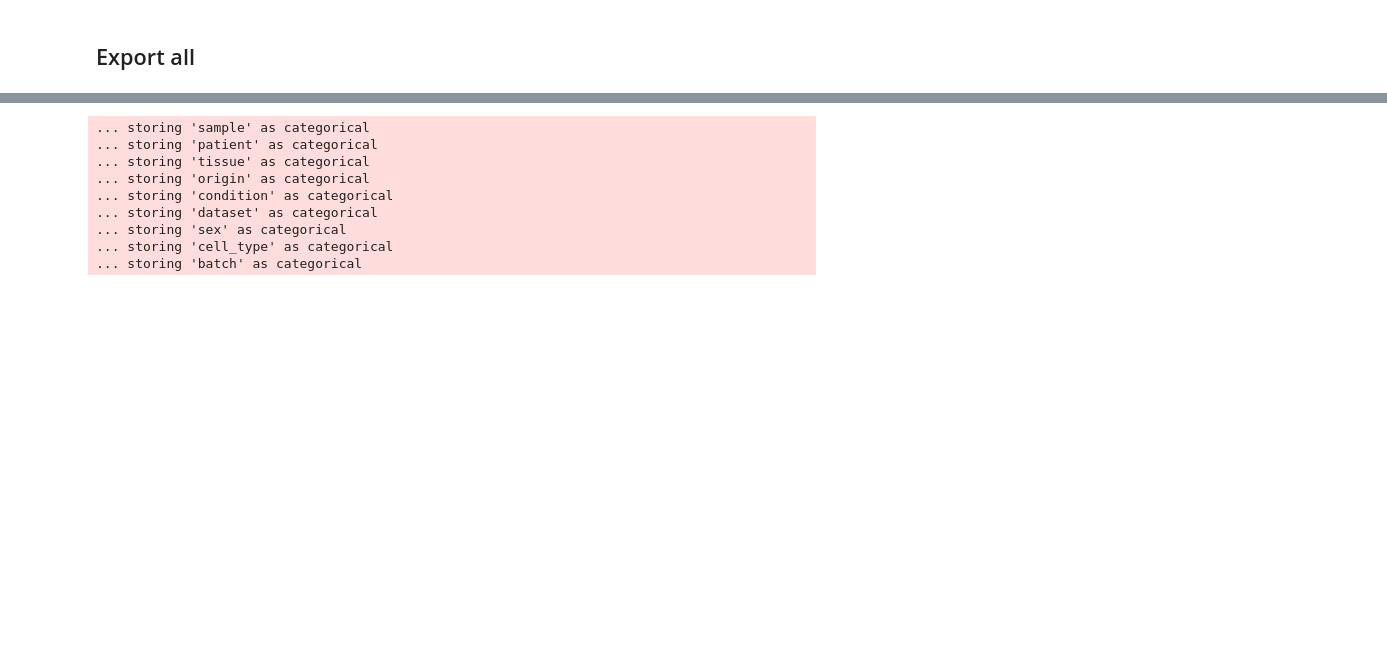
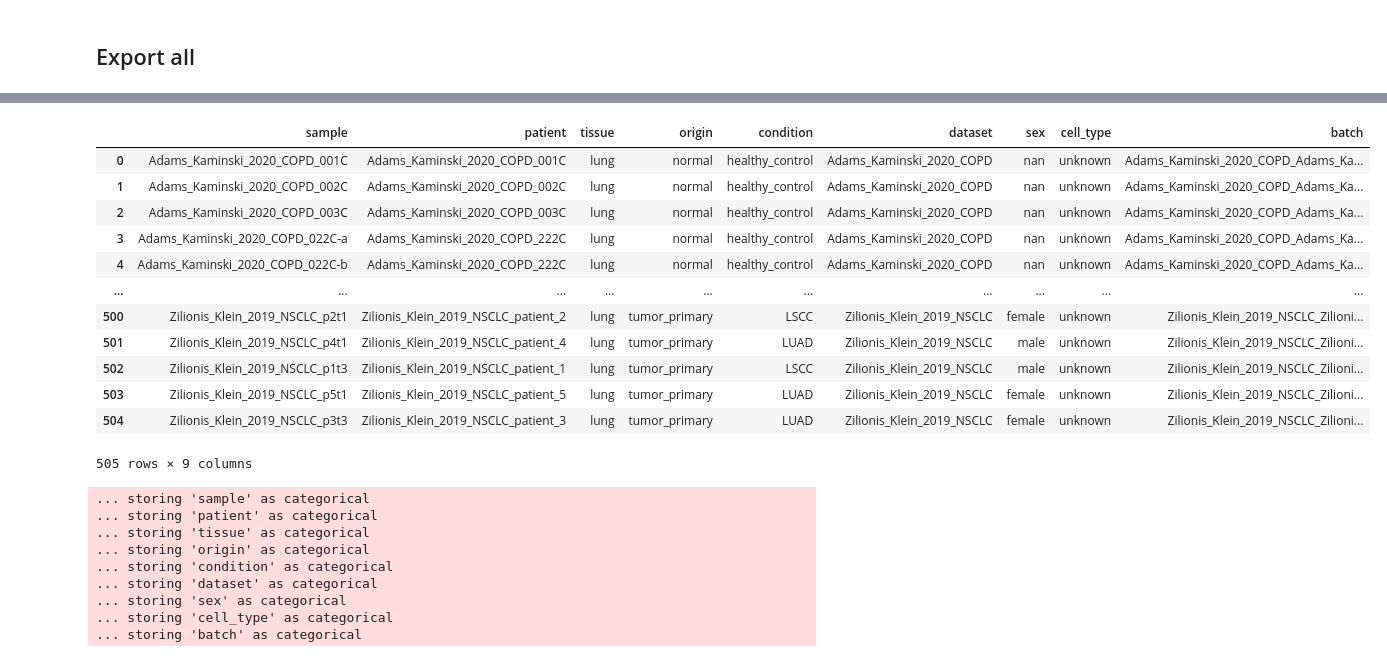
Before and after one commit to icbi-lab/luca, a Jupyter notebook: analyses/50_integrate_scrnaseq_data/51_merge_all.ipynb, the cells around one changed output, grey strips where cells are left out. Drawn from its saved outputs; the diff is of its cells as text; code cells hidden in the pictures; blank space fills up the shorter version.

Commit message:
Update merge_all notebook

```diff
--- a/analyses/50_integrate_scrnaseq_data/51_merge_all.ipynb
+++ b/analyses/50_integrate_scrnaseq_data/51_merge_all.ipynb
@@ -181,0 +141,8 @@ datasets["Mayr_Schiller_2020_pulmonary-fibrosis"] = datasets[
+# %%
+datasets["Zilionis_Klein_2019_NSCLC"] = datasets["Zilionis_Klein_2019_NSCLC"][
+    datasets["Zilionis_Klein_2019_NSCLC"].obs["tissue"] == "lung", :
+]
+datasets["Zilionis_Klein_2019_NSCLC"].obs["sex"] = [
+    {"M": "male", "F": "female", "Unknown": "nan"}[s]
+    for s in datasets["Zilionis_Klein_2019_NSCLC"].obs["sex"]
+]
@@ -182,7 +155,10 @@ datasets["Mayr_Schiller_2020_pulmonary-fibrosis"] = datasets[
 # %%
 for dataset_id, adata in datasets.items():
     adata.obs["dataset"] = dataset_id
-    adata.obs["patient"] = [f"{dataset}_{patient}" for dataset, patient in zip(adata.obs["dataset"], adata.obs["patient"])]
+    adata.obs["patient"] = [
+        f'{dataset.replace("_10x", "").replace("_SS2", "")}_{patient}'
+        for dataset, patient in zip(adata.obs["dataset"], adata.obs["patient"])
+    ]
     datasets[dataset_id] = adata
 # %% [output]
 Trying to set attribute `.obs` of view, copying.
@@ -191,6 +168,3 @@ Trying to set attribute `.obs` of view, copying.
-# %%
-for dataset_id, dataset in datasets.items():
-    datasets[dataset_id] = aggregate_duplicate_gene_symbols(dataset)
 # %% [markdown]
 ### Validate data
 # %%
@@ -292,5 +337,5 @@ datasets["Maynard_Bivona_2020_NSCLC"].obs.loc[
 # %%
-merged_all = merge_datasets(datasets.values(), symbol_in_n_datasets=9)
+merged_all = merge_datasets(datasets.values(), symbol_in_n_datasets=17)
 # %%
 merged_all.shape
 # %% [output]
@@ -298 +343,17 @@ merged_all.shape
+# %%
+merged_all.obs.drop_duplicates().reset_index(drop=True)
+# %% [output]
+|  | sample | patient | tissue | origin | condition | dataset | sex | cell_type | batch |
+| 0 | Adams_Kaminski_2020_COPD_001C | Adams_Kaminski_2020_COPD_001C | lung | normal | healthy_control | Adams_Kaminski_2020_COPD | nan | unknown | Adams_Kaminski_2020_COPD_Adams_Ka... |
+| 1 | Adams_Kaminski_2020_COPD_002C | Adams_Kaminski_2020_COPD_002C | lung | normal | healthy_control | Adams_Kaminski_2020_COPD | nan | unknown | Adams_Kaminski_2020_COPD_Adams_Ka... |
+| 2 | Adams_Kaminski_2020_COPD_003C | Adams_Kaminski_2020_COPD_003C | lung | normal | healthy_control | Adams_Kaminski_2020_COPD | nan | unknown | Adams_Kaminski_2020_COPD_Adams_Ka... |
+| 3 | Adams_Kaminski_2020_COPD_022C-a | Adams_Kaminski_2020_COPD_222C | lung | normal | healthy_control | Adams_Kaminski_2020_COPD | nan | unknown | Adams_Kaminski_2020_COPD_Adams_Ka... |
+| 4 | Adams_Kaminski_2020_COPD_022C-b | Adams_Kaminski_2020_COPD_222C | lung | normal | healthy_control | Adams_Kaminski_2020_COPD | nan | unknown | Adams_Kaminski_2020_COPD_Adams_Ka... |
+| ... | ... | ... | ... | ... | ... | ... | ... | ... | ... |
+| 500 | Zilionis_Klein_2019_NSCLC_p2t1 | Zilionis_Klein_2019_NSCLC_patient_2 | lung | tumor_primary | LSCC | Zilionis_Klein_2019_NSCLC | female | unknown | Zilionis_Klein_2019_NSCLC_Zilioni... |
+| 501 | Zilionis_Klein_2019_NSCLC_p4t1 | Zilionis_Klein_2019_NSCLC_patient_4 | lung | tumor_primary | LUAD | Zilionis_Klein_2019_NSCLC | male | unknown | Zilionis_Klein_2019_NSCLC_Zilioni... |
+| 502 | Zilionis_Klein_2019_NSCLC_p1t3 | Zilionis_Klein_2019_NSCLC_patient_1 | lung | tumor_primary | LSCC | Zilionis_Klein_2019_NSCLC | male | unknown | Zilionis_Klein_2019_NSCLC_Zilioni... |
+| 503 | Zilionis_Klein_2019_NSCLC_p5t1 | Zilionis_Klein_2019_NSCLC_patient_5 | lung | tumor_primary | LUAD | Zilionis_Klein_2019_NSCLC | female | unknown | Zilionis_Klein_2019_NSCLC_Zilioni... |
+| 504 | Zilionis_Klein_2019_NSCLC_p3t3 | Zilionis_Klein_2019_NSCLC_patient_3 | lung | tumor_primary | LUAD | Zilionis_Klein_2019_NSCLC | female | unknown | Zilionis_Klein_2019_NSCLC_Zilioni... |
+505 rows × 9 columns
 # %%
```
Also changed, not shown: parts of 44 cells of this notebook, 1 other file.
